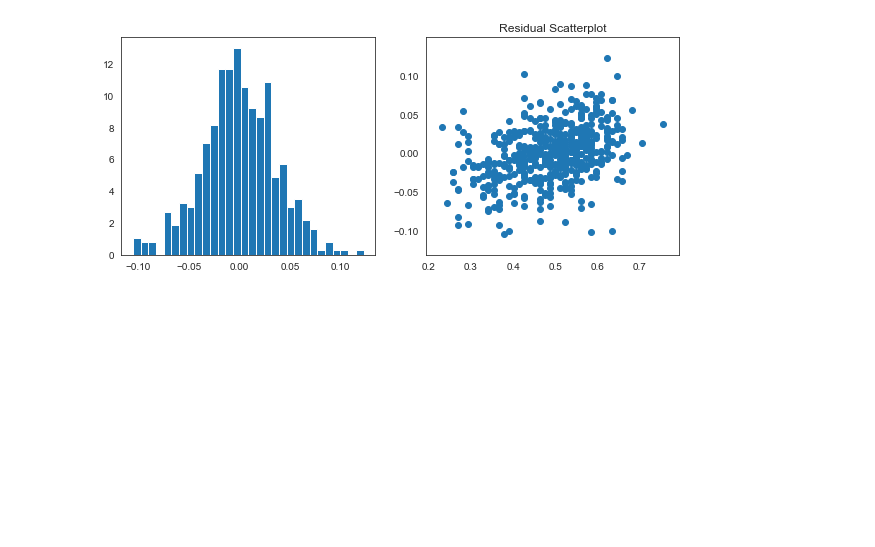
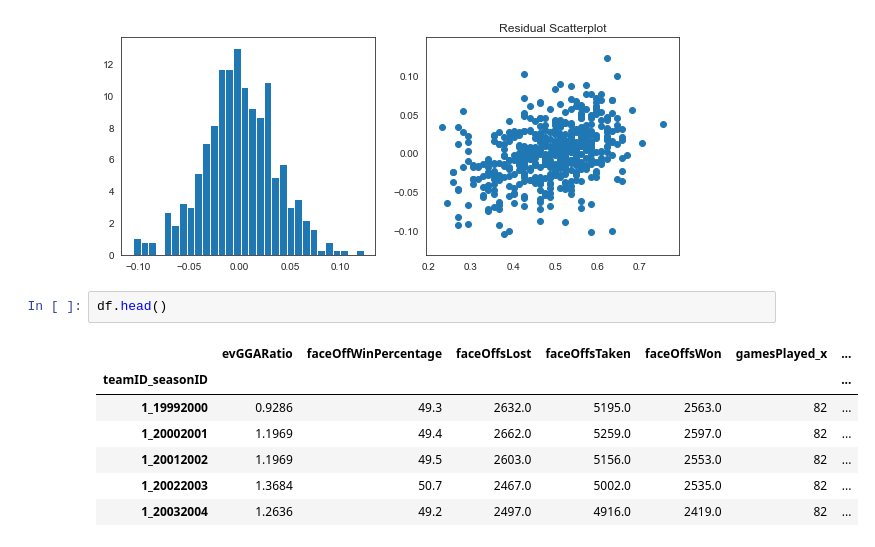
Before and after one commit to krbarounis/NHL-Playoffs, a Jupyter notebook: Kristina-EDA.ipynb, the cells around one changed output. Drawn from its saved outputs; the diff is of its cells as text; blank space fills up the shorter version.

```diff
--- a/Kristina-EDA.ipynb
+++ b/Kristina-EDA.ipynb
@@ -544,3 +544,13 @@ Warnings:
 checkresiduals(df_exclude2002, 'win_percentage', scaled_features_model_exclude2002)
 # %% [output]
 [figure]
+# %%
+df.head()
+# %% [output]
+|  | evGGARatio | faceOffWinPercentage | faceOffsLost | faceOffsTaken | faceOffsWon | gamesPlayed_x | ... |
+| teamID_seasonID |  |  |  |  |  |  | ... |
+| 1_19992000 | 0.9286 | 49.3 | 2632.0 | 5195.0 | 2563.0 | 82 | ... |
+| 1_20002001 | 1.1969 | 49.4 | 2662.0 | 5259.0 | 2597.0 | 82 | ... |
+| 1_20012002 | 1.1969 | 49.5 | 2603.0 | 5156.0 | 2553.0 | 82 | ... |
+| 1_20022003 | 1.3684 | 50.7 | 2467.0 | 5002.0 | 2535.0 | 82 | ... |
+| 1_20032004 | 1.2636 | 49.2 | 2497.0 | 4916.0 | 2419.0 | 82 | ... |
```
